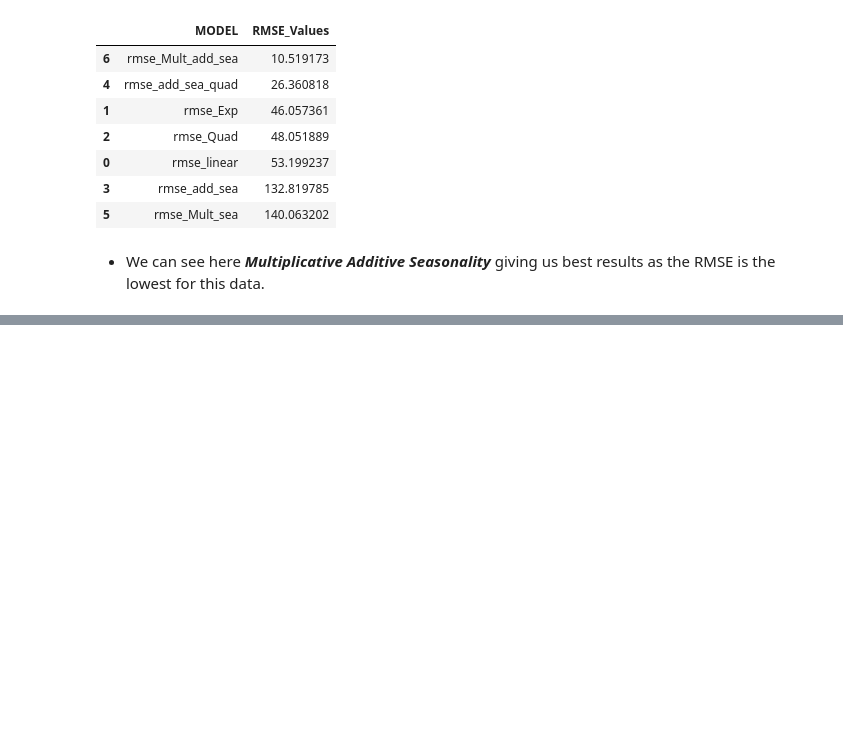
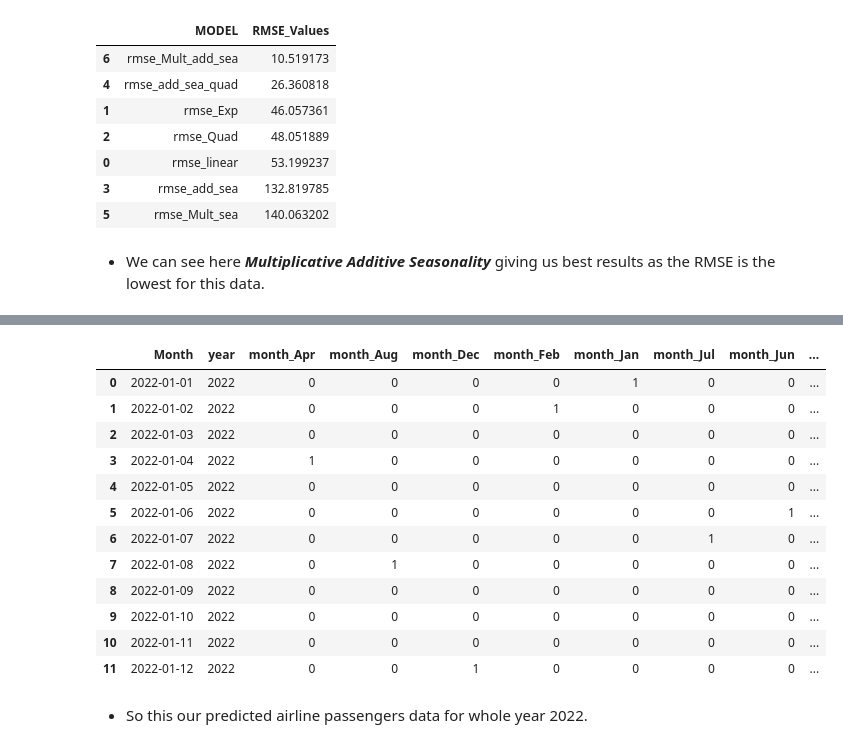
Before and after one commit to manasik29/Assignment_Forecasting_Airline_Passengers_Seats, a Jupyter notebook: Forecasting_Airlines_Passenger_Data.ipynb, the cells around one changed output, grey strips where cells are left out. Saved outputs shown, nothing was run; the diff lists cells and outputs as text; code cells hidden in the pictures; blank space fills up the shorter version.

```diff
--- a/Forecasting_Airlines_Passenger_Data.ipynb
+++ b/Forecasting_Airlines_Passenger_Data.ipynb
@@ -398,0 +462,4 @@ table_rmse.sort_values(['RMSE_Values'])
+# %%
+#this give us log_passengers
+pred_new  = pd.Series(final_model.predict(predict_data))
+pred_new
@@ -398,0 +480,28 @@ table_rmse.sort_values(['RMSE_Values'])
+# %%
+#Get number of passengers
+import math
+passengers = []
+for i in range(0,12):
+  passengers.append(round(math.exp(pred_new[i]),0))
+# %%
+predict_data["Passengers"] = passengers
+# %%
+predict_data["forecasted_log_passengers"] = pd.Series(pred_new)
+# %%
+predict_data
+# %% [output]
+|  | Month | year | month_Apr | month_Aug | month_Dec | month_Feb | month_Jan | month_Jul | month_Jun | ... |
+| 0 | 2022-01-01 | 2022 | 0 | 0 | 0 | 0 | 1 | 0 | 0 | ... |
+| 1 | 2022-01-02 | 2022 | 0 | 0 | 0 | 1 | 0 | 0 | 0 | ... |
+| 2 | 2022-01-03 | 2022 | 0 | 0 | 0 | 0 | 0 | 0 | 0 | ... |
+| 3 | 2022-01-04 | 2022 | 1 | 0 | 0 | 0 | 0 | 0 | 0 | ... |
+| 4 | 2022-01-05 | 2022 | 0 | 0 | 0 | 0 | 0 | 0 | 0 | ... |
+| 5 | 2022-01-06 | 2022 | 0 | 0 | 0 | 0 | 0 | 0 | 1 | ... |
+| 6 | 2022-01-07 | 2022 | 0 | 0 | 0 | 0 | 0 | 1 | 0 | ... |
+| 7 | 2022-01-08 | 2022 | 0 | 1 | 0 | 0 | 0 | 0 | 0 | ... |
+| 8 | 2022-01-09 | 2022 | 0 | 0 | 0 | 0 | 0 | 0 | 0 | ... |
+| 9 | 2022-01-10 | 2022 | 0 | 0 | 0 | 0 | 0 | 0 | 0 | ... |
+| 10 | 2022-01-11 | 2022 | 0 | 0 | 0 | 0 | 0 | 0 | 0 | ... |
+| 11 | 2022-01-12 | 2022 | 0 | 0 | 1 | 0 | 0 | 0 | 0 | ... |
+# %% [markdown]
+- So this our predicted airline passengers data for whole year 2022.
```
Also changed, not shown: parts of 11 cells of this notebook.
